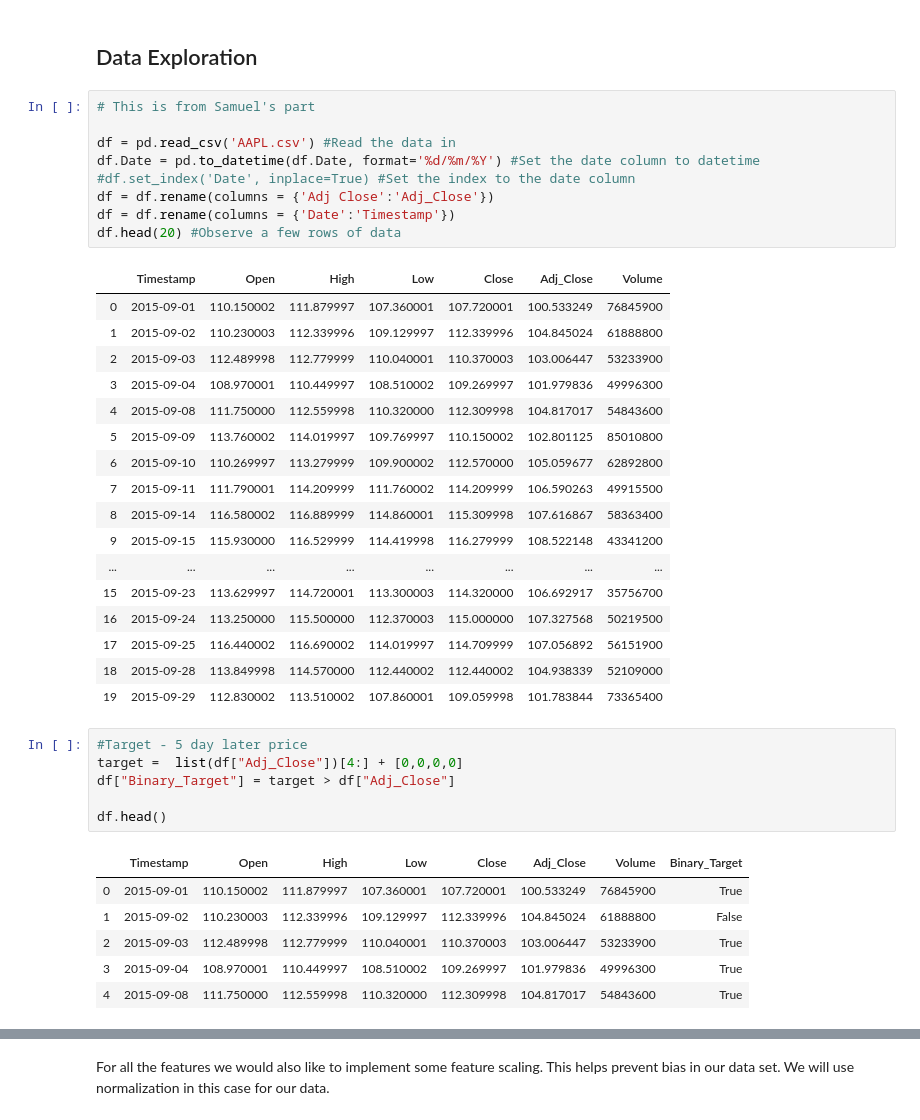
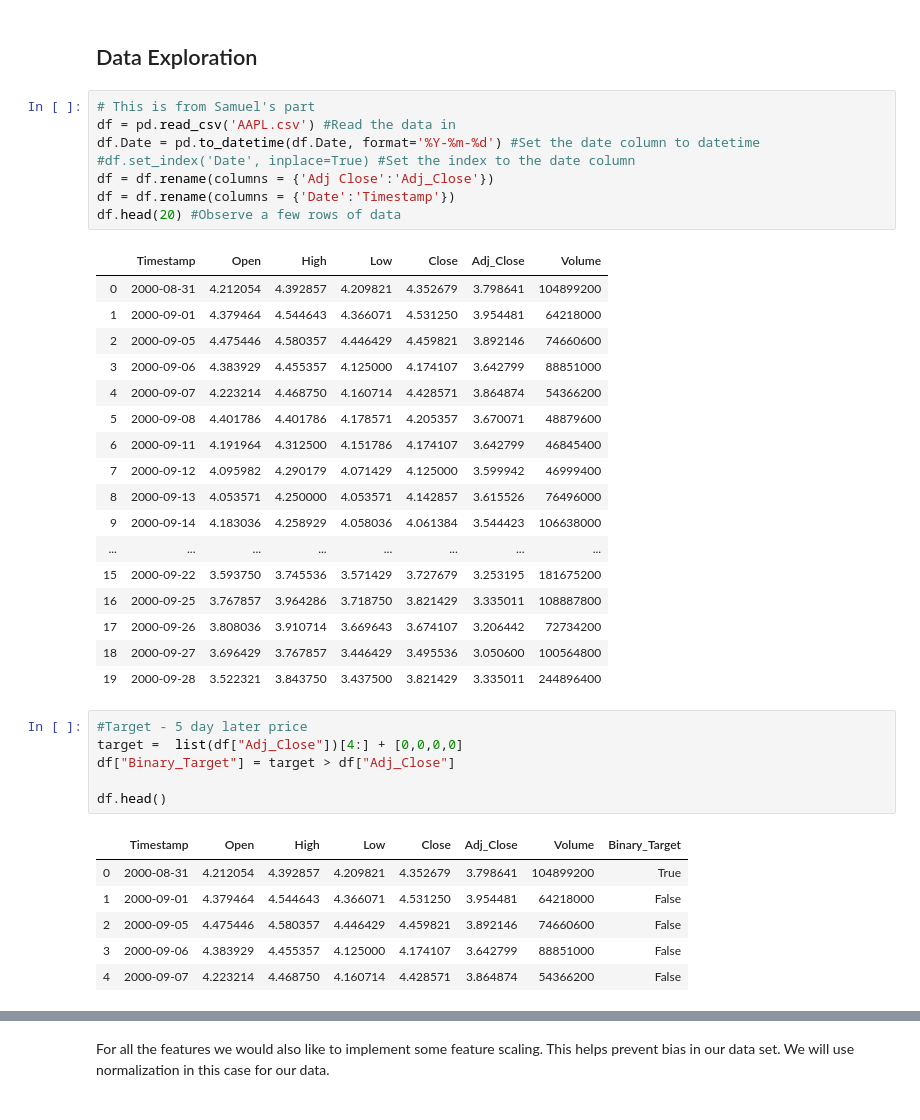
Before and after one commit to samuelkhoo/NUS_Fintech_Time_Series_Model_Evaluation, a Jupyter notebook: Decision Trees Research/Decision Trees Stock Prediction.ipynb, the cells around one changed output, grey strips where cells are left out. Drawn from its saved outputs; the diff is of its cells as text.

```diff
--- a/Decision Trees Research/Decision Trees Stock Prediction.ipynb
+++ b/Decision Trees Research/Decision Trees Stock Prediction.ipynb
@@ -21,31 +21,30 @@ from ta import *
 ## Data Exploration
 # %%
 # This is from Samuel's part
-
 df = pd.read_csv('AAPL.csv') #Read the data in
-df.Date = pd.to_datetime(df.Date, format='%d/%m/%Y') #Set the date column to datetime
+df.Date = pd.to_datetime(df.Date, format='%Y-%m-%d') #Set the date column to datetime
 #df.set_index('Date', inplace=True) #Set the index to the date column
 df = df.rename(columns = {'Adj Close':'Adj_Close'})
 df = df.rename(columns = {'Date':'Timestamp'})
 df.head(20) #Observe a few rows of data
 # %% [output]
 |  | Timestamp | Open | High | Low | Close | Adj_Close | Volume |
-| 0 | 2015-09-01 | 110.150002 | 111.879997 | 107.360001 | 107.720001 | 100.533249 | 76845900 |
-| 1 | 2015-09-02 | 110.230003 | 112.339996 | 109.129997 | 112.339996 | 104.845024 | 61888800 |
-| 2 | 2015-09-03 | 112.489998 | 112.779999 | 110.040001 | 110.370003 | 103.006447 | 53233900 |
-| 3 | 2015-09-04 | 108.970001 | 110.449997 | 108.510002 | 109.269997 | 101.979836 | 49996300 |
-| 4 | 2015-09-08 | 111.750000 | 112.559998 | 110.320000 | 112.309998 | 104.817017 | 54843600 |
-| 5 | 2015-09-09 | 113.760002 | 114.019997 | 109.769997 | 110.150002 | 102.801125 | 85010800 |
-| 6 | 2015-09-10 | 110.269997 | 113.279999 | 109.900002 | 112.570000 | 105.059677 | 62892800 |
-| 7 | 2015-09-11 | 111.790001 | 114.209999 | 111.760002 | 114.209999 | 106.590263 | 49915500 |
-| 8 | 2015-09-14 | 116.580002 | 116.889999 | 114.860001 | 115.309998 | 107.616867 | 58363400 |
-| 9 | 2015-09-15 | 115.930000 | 116.529999 | 114.419998 | 116.279999 | 108.522148 | 43341200 |
+| 0 | 2000-08-31 | 4.212054 | 4.392857 | 4.209821 | 4.352679 | 3.798641 | 104899200 |
+| 1 | 2000-09-01 | 4.379464 | 4.544643 | 4.366071 | 4.531250 | 3.954481 | 64218000 |
+| 2 | 2000-09-05 | 4.475446 | 4.580357 | 4.446429 | 4.459821 | 3.892146 | 74660600 |
+| 3 | 2000-09-06 | 4.383929 | 4.455357 | 4.125000 | 4.174107 | 3.642799 | 88851000 |
+| 4 | 2000-09-07 | 4.223214 | 4.468750 | 4.160714 | 4.428571 | 3.864874 | 54366200 |
+| 5 | 2000-09-08 | 4.401786 | 4.401786 | 4.178571 | 4.205357 | 3.670071 | 48879600 |
+| 6 | 2000-09-11 | 4.191964 | 4.312500 | 4.151786 | 4.174107 | 3.642799 | 46845400 |
+| 7 | 2000-09-12 | 4.095982 | 4.290179 | 4.071429 | 4.125000 | 3.599942 | 46999400 |
+| 8 | 2000-09-13 | 4.053571 | 4.250000 | 4.053571 | 4.142857 | 3.615526 | 76496000 |
+| 9 | 2000-09-14 | 4.183036 | 4.258929 | 4.058036 | 4.061384 | 3.544423 | 106638000 |
 | ... | ... | ... | ... | ... | ... | ... | ... |
-| 15 | 2015-09-23 | 113.629997 | 114.720001 | 113.300003 | 114.320000 | 106.692917 | 35756700 |
-| 16 | 2015-09-24 | 113.250000 | 115.500000 | 112.370003 | 115.000000 | 107.327568 | 50219500 |
-| 17 | 2015-09-25 | 116.440002 | 116.690002 | 114.019997 | 114.709999 | 107.056892 | 56151900 |
-| 18 | 2015-09-28 | 113.849998 | 114.570000 | 112.440002 | 112.440002 | 104.938339 | 52109000 |
-| 19 | 2015-09-29 | 112.830002 | 113.510002 | 107.860001 | 109.059998 | 101.783844 | 73365400 |
+| 15 | 2000-09-22 | 3.593750 | 3.745536 | 3.571429 | 3.727679 | 3.253195 | 181675200 |
+| 16 | 2000-09-25 | 3.767857 | 3.964286 | 3.718750 | 3.821429 | 3.335011 | 108887800 |
+| 17 | 2000-09-26 | 3.808036 | 3.910714 | 3.669643 | 3.674107 | 3.206442 | 72734200 |
+| 18 | 2000-09-27 | 3.696429 | 3.767857 | 3.446429 | 3.495536 | 3.050600 | 100564800 |
+| 19 | 2000-09-28 | 3.522321 | 3.843750 | 3.437500 | 3.821429 | 3.335011 | 244896400 |
 # %%
 #Target - 5 day later price
 target =  list(df["Adj_Close"])[4:] + [0,0,0,0]
@@ -54,11 +53,11 @@ df["Binary_Target"] = target > df["Adj_Close"]
 df.head()
 # %% [output]
 |  | Timestamp | Open | High | Low | Close | Adj_Close | Volume | Binary_Target |
-| 0 | 2015-09-01 | 110.150002 | 111.879997 | 107.360001 | 107.720001 | 100.533249 | 76845900 | True |
-| 1 | 2015-09-02 | 110.230003 | 112.339996 | 109.129997 | 112.339996 | 104.845024 | 61888800 | False |
-| 2 | 2015-09-03 | 112.489998 | 112.779999 | 110.040001 | 110.370003 | 103.006447 | 53233900 | True |
-| 3 | 2015-09-04 | 108.970001 | 110.449997 | 108.510002 | 109.269997 | 101.979836 | 49996300 | True |
-| 4 | 2015-09-08 | 111.750000 | 112.559998 | 110.320000 | 112.309998 | 104.817017 | 54843600 | True |
+| 0 | 2000-08-31 | 4.212054 | 4.392857 | 4.209821 | 4.352679 | 3.798641 | 104899200 | True |
+| 1 | 2000-09-01 | 4.379464 | 4.544643 | 4.366071 | 4.531250 | 3.954481 | 64218000 | False |
+| 2 | 2000-09-05 | 4.475446 | 4.580357 | 4.446429 | 4.459821 | 3.892146 | 74660600 | False |
+| 3 | 2000-09-06 | 4.383929 | 4.455357 | 4.125000 | 4.174107 | 3.642799 | 88851000 | False |
+| 4 | 2000-09-07 | 4.223214 | 4.468750 | 4.160714 | 4.428571 | 3.864874 | 54366200 | False |
 # %% [markdown]
 ## Feature Engineering
 
```
Also changed, not shown: parts of 24 cells of this notebook, 3 other files.
